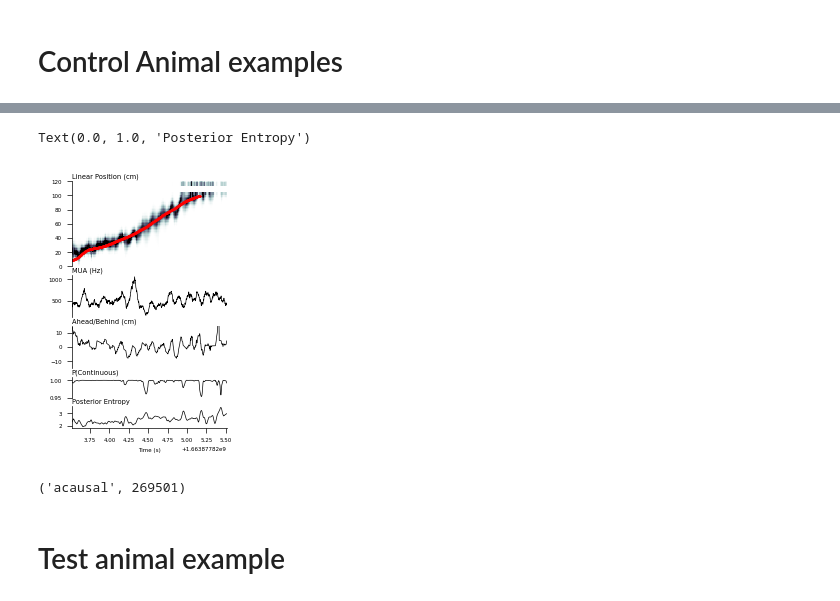
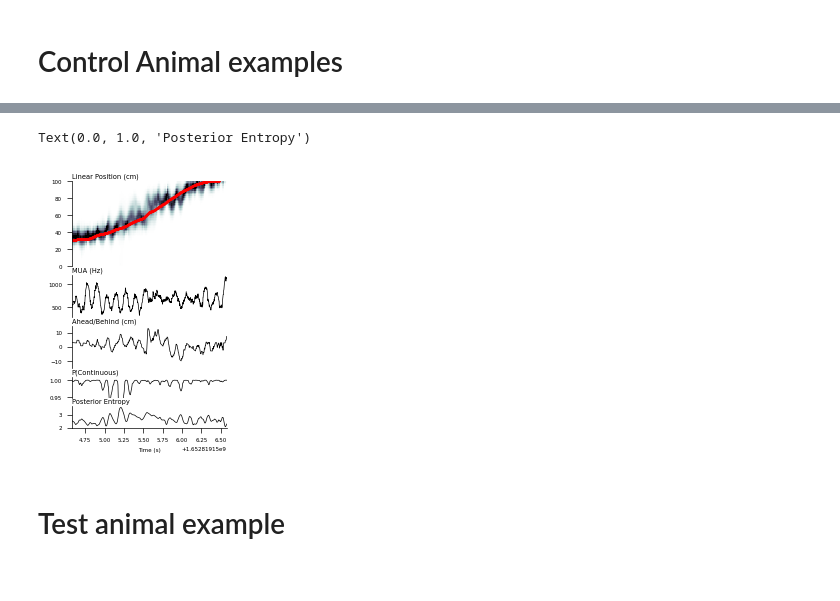
Before and after one commit to LorenFrankLab/ms_stim_analysis, a Jupyter notebook: notebooks/Decoding/wtrack_examples_first_epoch.ipynb, the cells around one changed output, grey strips where cells are left out. Saved outputs shown, nothing was run; the diff lists cells and outputs as text; code cells hidden in the pictures.

```diff
--- a/notebooks/Decoding/wtrack_examples_first_epoch.ipynb
+++ b/notebooks/Decoding/wtrack_examples_first_epoch.ipynb
@@ -32,9 +40,9 @@ nwb_file_name = "Wallie20220922_.nwb"
 pos_interval = "pos 3 valid times"
 posterior_fit = "acausal"
 
-# nwb_file_name = "Yoshi20220517_.nwb"
-# pos_interval = "pos 5 valid times"
-# posterior_fit = "acausal"
+nwb_file_name = "Yoshi20220517_.nwb"
+pos_interval = "pos 5 valid times"
+posterior_fit = "acausal"
 
 key = {"nwb_file_name": nwb_file_name, "interval_list_name": pos_interval}
 clusterless_key = {
@@ -107,11 +135,11 @@ t0 = non_port[0][1][0]
 show_stim = False
 track_lim = (0, 450)
 
-# Wallie ex) 1
-t0 = non_port[0][12][0]
-st = np.digitize(t0, pos_df.index.values)
-ind = slice(st - 1000, st + 0, None)
-track_lim = (0, 120)
+# # Wallie ex) 1
+# t0 = non_port[0][12][0]
+# st = np.digitize(t0, pos_df.index.values)
+# ind = slice(st - 1000, st + 0, None)
+# track_lim = (0, 120)
 
 
 # # Wallie ex) 2
@@ -120,12 +148,12 @@ track_lim = (0, 120)
 # ind = slice(st - 1000, st + 0, None)
 # track_lim = (150, 300)
 
-# # Yoshi ex) 1
-# epoch_st = 16 * 60 + 55
-# t0 = 25 * 60 + 54 - epoch_st + pos_df.index.values[0]
-# st = np.digitize(t0, pos_df.index.values)
-# ind = slice(st - 0, st + 1000, None)
-# track_lim = (0, 100)
+# Yoshi ex) 1
+epoch_st = 16 * 60 + 55
+t0 = 25 * 60 + 54 - epoch_st + pos_df.index.values[0]
+st = np.digitize(t0, pos_df.index.values)
+ind = slice(st - 0, st + 1000, None)
+track_lim = (0, 100)
 
 # # Yoshi ex) 2
 # epoch_st = 16*60 + 55
@@ -218,37 +246,33 @@ if show_stim:
 for ax in ax_list:
     ax.set_xlim(t_plot[0], t_plot[-1])
 
 for ax in ax_list[:-1]:
     ax.spines[["top", "right", "bottom"]].set_visible(False)
     ax.set_xticks([])
 ax_list[-1].spines[["top", "right"]].set_visible(False)
 ax_list[-1].set_xlabel("Time (s)")
 
 # fig.suptitle(
 #     f"{nwb_file_name}, {pos_interval}, start_index={st}",
 # )
 
 # AXIS LABELING OPTIONS
 # mua_ax.set_ylabel("MUA (Hz)")
 # dist_ax.set_ylabel("Ahead/Behind (cm)")
 # decode_ax.set_ylabel("Linear Position (cm)")
 # cont_decode_ax.set_ylabel("P(Continuous)")
 # frag_decode_ax.set_ylabel("P(Fragmented)")
 # entropy_ax.set_ylabel("Posterior Entropy")
 
 title_pad = 2
 mua_ax.set_title("MUA (Hz)", loc="left", pad=title_pad)
 dist_ax.set_title("Ahead/Behind (cm)", loc="left", pad=title_pad)
 decode_ax.set_title("Linear Position (cm)", loc="left", pad=title_pad)
 cont_decode_ax.set_title("P(Continuous)", loc="left", pad=title_pad)
 # frag_decode_ax.set_title("P(Fragmented)", loc="left", pad=title_pad)
 entropy_ax.set_title("Posterior Entropy", loc="left", pad=title_pad)
 # %% [output]
 Text(0.0, 1.0, 'Posterior Entropy')
-[figure, old version]
+[figure, new version]
-# %%
-posterior_fit, st
-# %% [output]
-('acausal', 269501)
 # %%
 plt.rcParams["svg.fonttype"] = "none"
```
Also changed, not shown: parts of 10 cells of this notebook, 5 other files.
